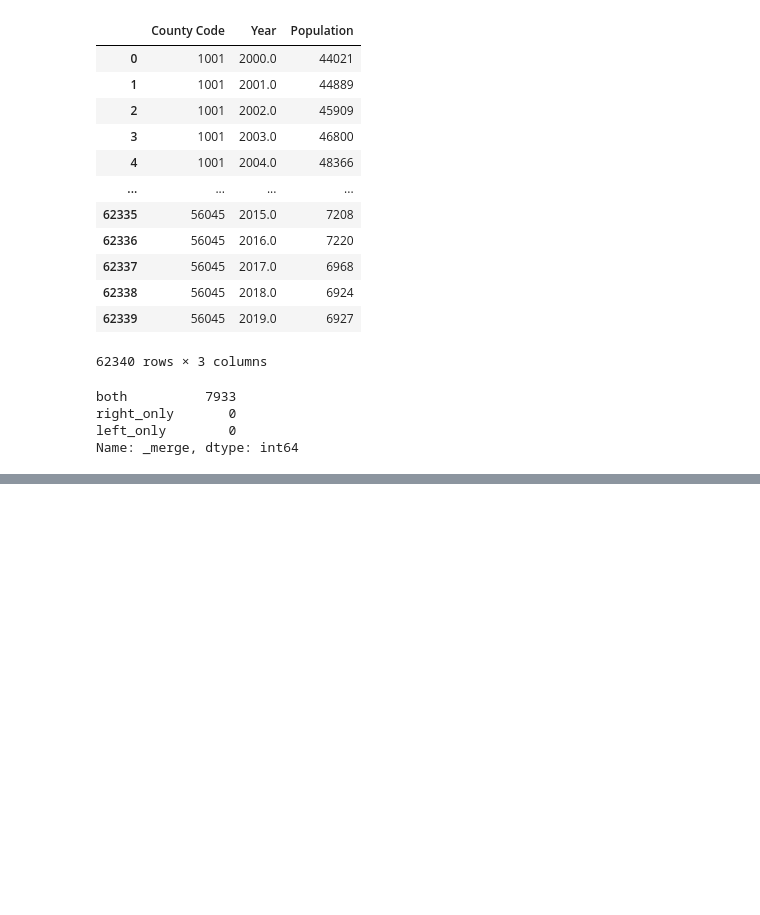
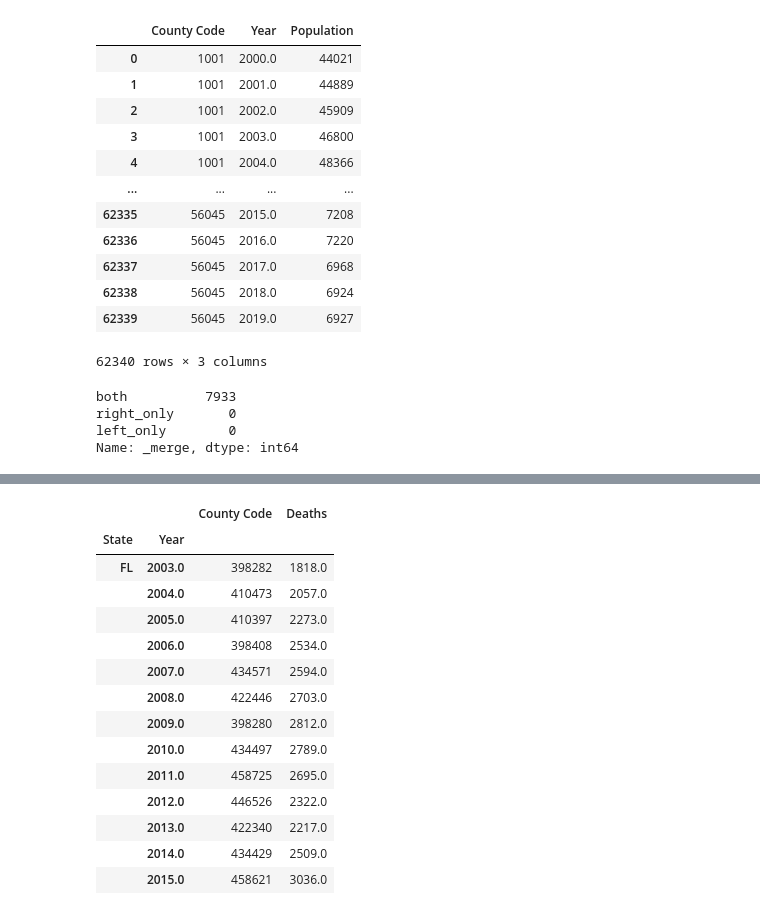
Before and after one commit to TommyTseng1129/Impact-Estimation-of-Opioid-Control-Policies, a Jupyter notebook: 10_code/VitalityData.ipynb, the cells around one changed output, grey strips where cells are left out. Drawn from its saved outputs; the diff is of its cells as text; code cells hidden in the pictures; blank space fills up the shorter version.

```diff
--- a/10_code/VitalityData.ipynb
+++ b/10_code/VitalityData.ipynb
@@ -698,0 +718,19 @@ Name: _merge, dtype: int64
+# %%
+FL = od_deaths_state[od_deaths_state['State']=='FL']
+FL.groupby(['State', 'Year']).sum()
+# %% [output]
+|  |  | County Code | Deaths |
+| State | Year |  |  |
+| FL | 2003.0 | 398282 | 1818.0 |
+|  | 2004.0 | 410473 | 2057.0 |
+|  | 2005.0 | 410397 | 2273.0 |
+|  | 2006.0 | 398408 | 2534.0 |
+|  | 2007.0 | 434571 | 2594.0 |
+|  | 2008.0 | 422446 | 2703.0 |
+|  | 2009.0 | 398280 | 2812.0 |
+|  | 2010.0 | 434497 | 2789.0 |
+|  | 2011.0 | 458725 | 2695.0 |
+|  | 2012.0 | 446526 | 2322.0 |
+|  | 2013.0 | 422340 | 2217.0 |
+|  | 2014.0 | 434429 | 2509.0 |
+|  | 2015.0 | 458621 | 3036.0 |
```
Also changed, not shown: parts of 2 cells of this notebook, 3 other files.
